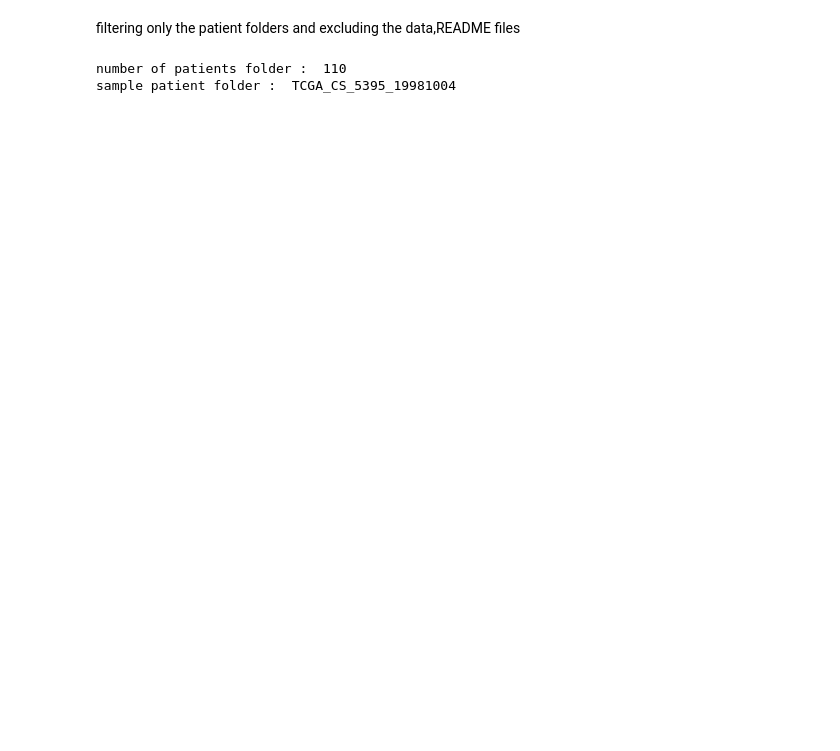
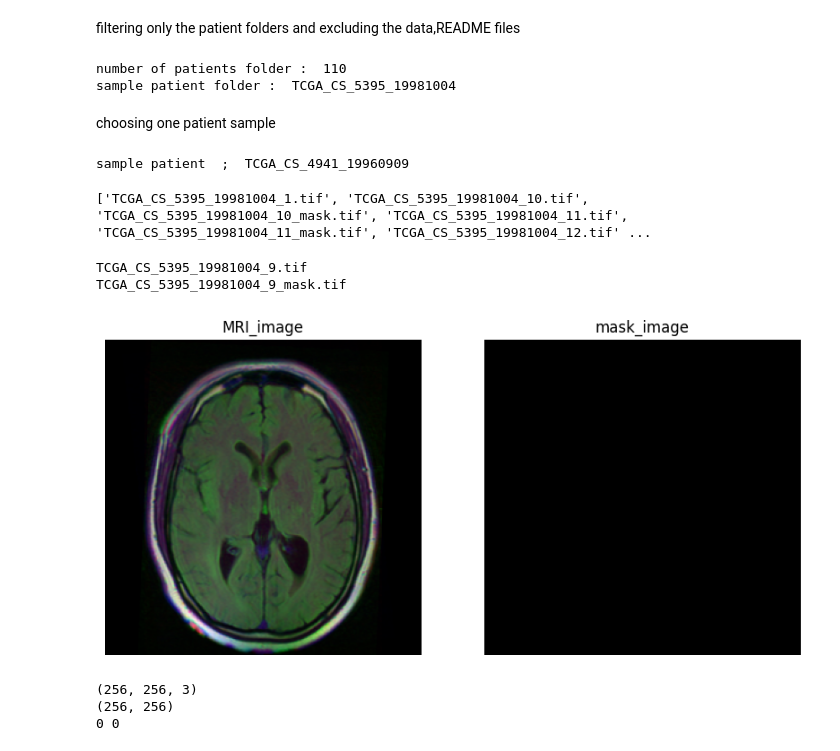
Before and after one commit to Maheshkumar-GPU/medical_image_segmentation, a Jupyter notebook: notebook6.ipynb, the cells around one changed output. Drawn from its saved outputs; the diff is of its cells as text; code cells hidden in the pictures; blank space fills up the shorter version.

Commit message:
setting the dataset path and visulaize the image and mask

```diff
--- a/notebook6.ipynb
+++ b/notebook6.ipynb
@@ -28,3 +29,71 @@ print("sample patient folder : ", patients[5])
 # %% [output]
 number of patients folder :  110
 sample patient folder :  TCGA_CS_5395_19981004
+# %% [markdown]
+choosing one patient sample
+# %%
+sample_patient = patients[0]
+patient_path = os.path.join(DATASET_PATH, sample_patient)
+print("sample patient  ; ", sample_patient)
+# %% [output]
+sample patient  ;  TCGA_CS_4941_19960909
+# %%
+sample_patient = patients[5]
+patient_path = os.path.join(DATASET_PATH, sample_patient)
+files = os.listdir(patient_path)
+print(files)
+# %% [output]
+['TCGA_CS_5395_19981004_1.tif', 'TCGA_CS_5395_19981004_10.tif', 'TCGA_CS_5395_19981004_10_mask.tif', 'TCGA_CS_5395_19981004_11.tif', 'TCGA_CS_5395_19981004_11_mask.tif', 'TCGA_CS_5395_19981004_12.tif' ...
+# %%
+image_file = None
+mask_file = None
+for f in files:
+    if f.endswith(".tif"):
+        if "mask" in f.lower():
+            mask_file = f
+        else:
+            image_file = f
+image_file= image_file.replace("'", "")
+mask_file = mask_file.replace("'", "")
+
+print(image_file)
+print(mask_file)
+# %% [output]
+TCGA_CS_5395_19981004_9.tif
+TCGA_CS_5395_19981004_9_mask.tif
+# %%
+image_path = os.path.join(patient_path, image_file)
+mask_path = os.path.join(patient_path, mask_file)
+image = np.array(Image.open(image_path))
+mask = np.array(Image.open(mask_path))
+# print(image_path)
+# print(mask_path)
+# print(os.path.exists(image_path))
+# print(os.path.exists(mask_path))
+
+#for checking
+if image is None:
+    raise ValueError("image not loaded")
+if mask is None:
+        raise ValueError("mask not loaded")
+# %%
+plt.figure(figsize=(10,5))
+plt.subplot(1,2,1)
+plt.title("MRI_image")
+plt.imshow(image,cmap="gray")
+plt.axis('off')
+plt.subplot(1,2,2)
+plt.title("mask_image")
+plt.imshow(mask,cmap="gray")
+plt.axis('off')
+plt.show()
+# %% [output]
+[figure, added]
+# %%
+print(image.shape)
+print(mask.shape)
+print(mask.min(),mask.max())
+# %% [output]
+(256, 256, 3)
+(256, 256)
+0 0
```
Also changed, not shown: parts of 2 cells of this notebook.
